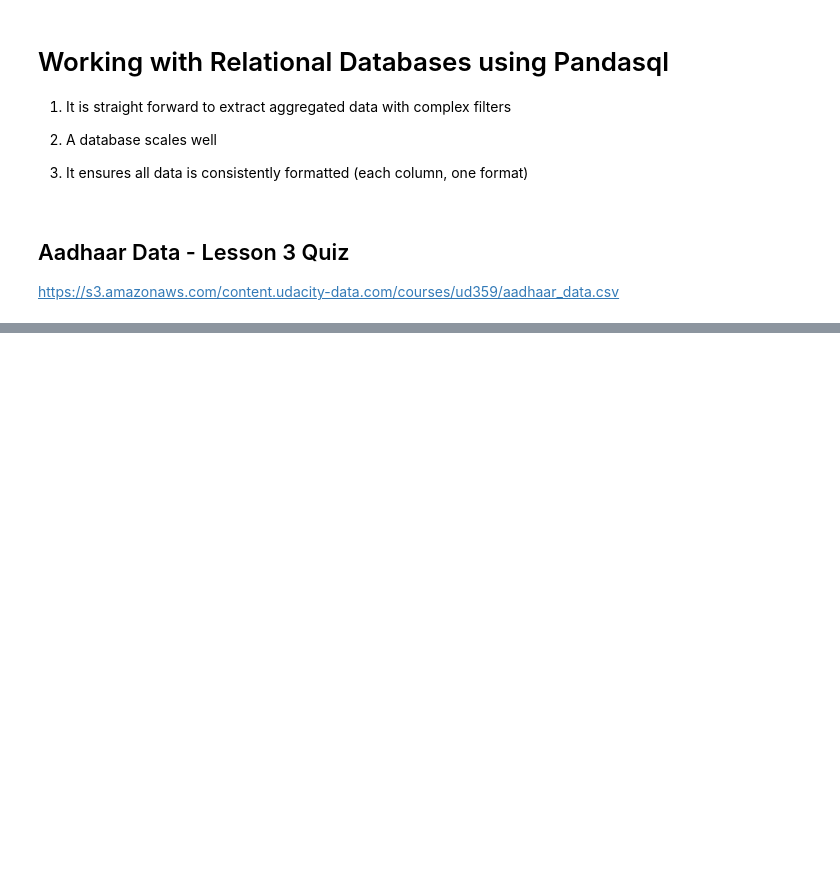
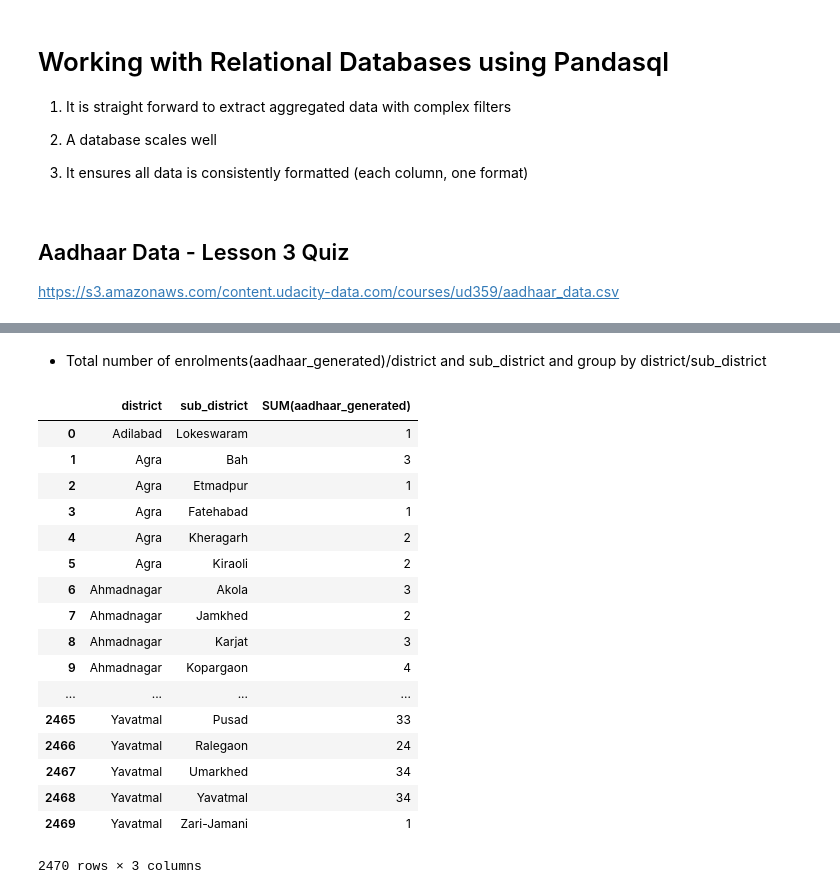
Before and after one commit to jonathanalmd/Udacity-DataScience-Nanodegree, a Jupyter notebook: 1-IntroToDataScience/3-DataWrangling/data-wrangling.ipynb, the cells around one changed output, grey strips where cells are left out. Saved outputs shown, nothing was run; the diff lists cells and outputs as text; code cells hidden in the pictures; blank space fills up the shorter version.

```diff
--- a/1-IntroToDataScience/3-DataWrangling/data-wrangling.ipynb
+++ b/1-IntroToDataScience/3-DataWrangling/data-wrangling.ipynb
@@ -104 +108,13 @@ import pandasql as pdsql
+# %%
+def read_csv_data(filename):
+    '''
+    Receives a file name (csv)
+    Returns a DataFrame
+    '''
+    data = pd.read_csv(input_dir + filename)
+
+    #Rename the columns by replacing spaces with underscores and setting all characters to lowercase
+    data.rename(columns = lambda x: x.replace(' ', '_').lower(), inplace=True)
+
+    return data
 # %%
@@ -155,0 +244,27 @@ def select_first_50(state):
+# %% [markdown]
+* Total number of enrolments(aadhaar_generated)/district and sub_district and group by district/sub_district
+# %%
+query = """
+    SELECT district, sub_district, SUM(aadhaar_generated) FROM data GROUP BY district, sub_district;
+"""
+
+exe_sql_query(aadhaar_data, query)
+# %% [output]
+|  | district | sub_district | SUM(aadhaar_generated) |
+| 0 | Adilabad | Lokeswaram | 1 |
+| 1 | Agra | Bah | 3 |
+| 2 | Agra | Etmadpur | 1 |
+| 3 | Agra | Fatehabad | 1 |
+| 4 | Agra | Kheragarh | 2 |
+| 5 | Agra | Kiraoli | 2 |
+| 6 | Ahmadnagar | Akola | 3 |
+| 7 | Ahmadnagar | Jamkhed | 2 |
+| 8 | Ahmadnagar | Karjat | 3 |
+| 9 | Ahmadnagar | Kopargaon | 4 |
+| ... | ... | ... | ... |
+| 2465 | Yavatmal | Pusad | 33 |
+| 2466 | Yavatmal | Ralegaon | 24 |
+| 2467 | Yavatmal | Umarkhed | 34 |
+| 2468 | Yavatmal | Yavatmal | 34 |
+| 2469 | Yavatmal | Zari-Jamani | 1 |
+2470 rows × 3 columns
```
Also changed, not shown: parts of 43 cells of this notebook.
